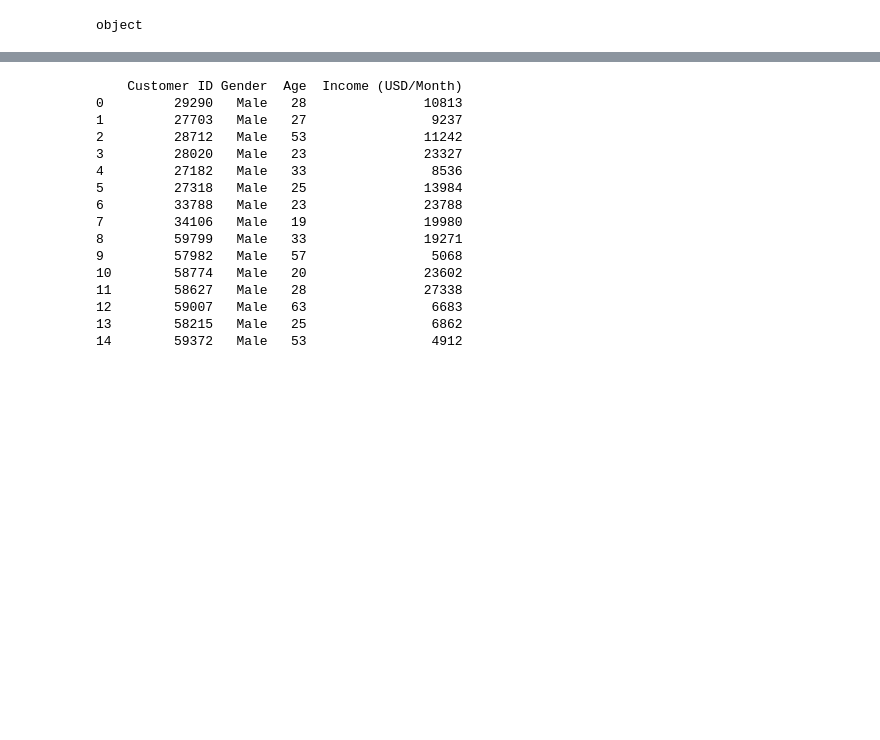
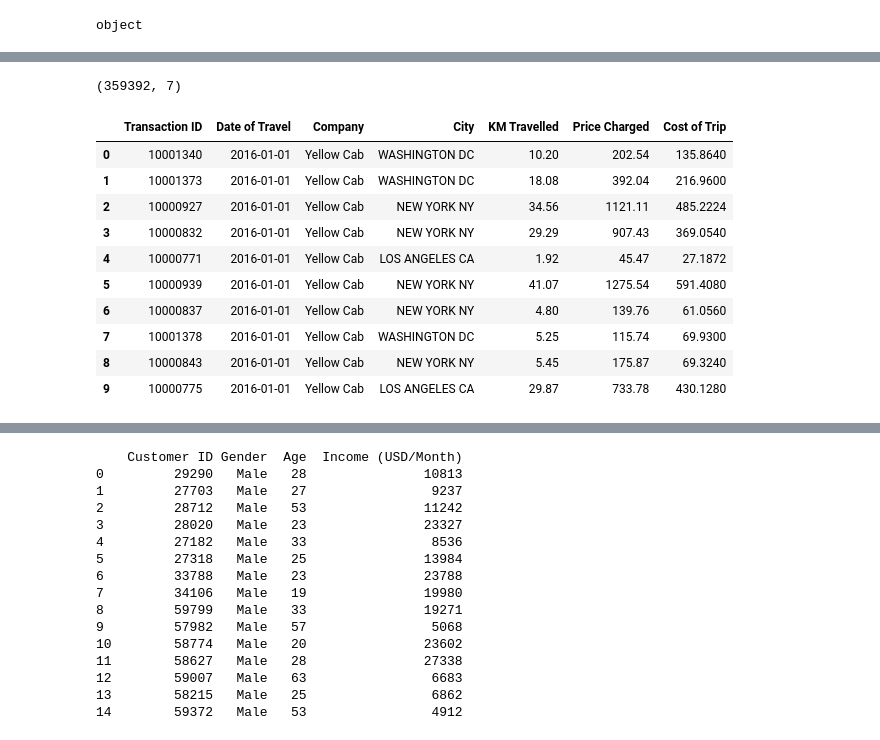
Before and after one commit to elvissounna/Projet_IA, a Jupyter notebook: week_2.ipynb, the cells around one changed output, grey strips where cells are left out. Cells and saved outputs as stored; diff of their text form; code cells hidden in the pictures; blank space fills up the shorter version.

```diff
--- a/week_2.ipynb
+++ b/week_2.ipynb
@@ -100 +94,21 @@ cab.head()
+# %%
+cab = cab.sort_values(by = ['Date of Travel'])
+
+cab = cab.reset_index(drop = True )
+
+print(cab.shape)
+cab.head(10)
+# %% [output]
+(359392, 7)
+|  | Transaction ID | Date of Travel | Company | City | KM Travelled | Price Charged | Cost of Trip |
+| 0 | 10001340 | 2016-01-01 | Yellow Cab | WASHINGTON DC | 10.20 | 202.54 | 135.8640 |
+| 1 | 10001373 | 2016-01-01 | Yellow Cab | WASHINGTON DC | 18.08 | 392.04 | 216.9600 |
+| 2 | 10000927 | 2016-01-01 | Yellow Cab | NEW YORK NY | 34.56 | 1121.11 | 485.2224 |
+| 3 | 10000832 | 2016-01-01 | Yellow Cab | NEW YORK NY | 29.29 | 907.43 | 369.0540 |
+| 4 | 10000771 | 2016-01-01 | Yellow Cab | LOS ANGELES CA | 1.92 | 45.47 | 27.1872 |
+| 5 | 10000939 | 2016-01-01 | Yellow Cab | NEW YORK NY | 41.07 | 1275.54 | 591.4080 |
+| 6 | 10000837 | 2016-01-01 | Yellow Cab | NEW YORK NY | 4.80 | 139.76 | 61.0560 |
+| 7 | 10001378 | 2016-01-01 | Yellow Cab | WASHINGTON DC | 5.25 | 115.74 | 69.9300 |
+| 8 | 10000843 | 2016-01-01 | Yellow Cab | NEW YORK NY | 5.45 | 175.87 | 69.3240 |
+| 9 | 10000775 | 2016-01-01 | Yellow Cab | LOS ANGELES CA | 29.87 | 733.78 | 430.1280 |
 # %%
```
Also changed, not shown: parts of 14 cells of this notebook.
